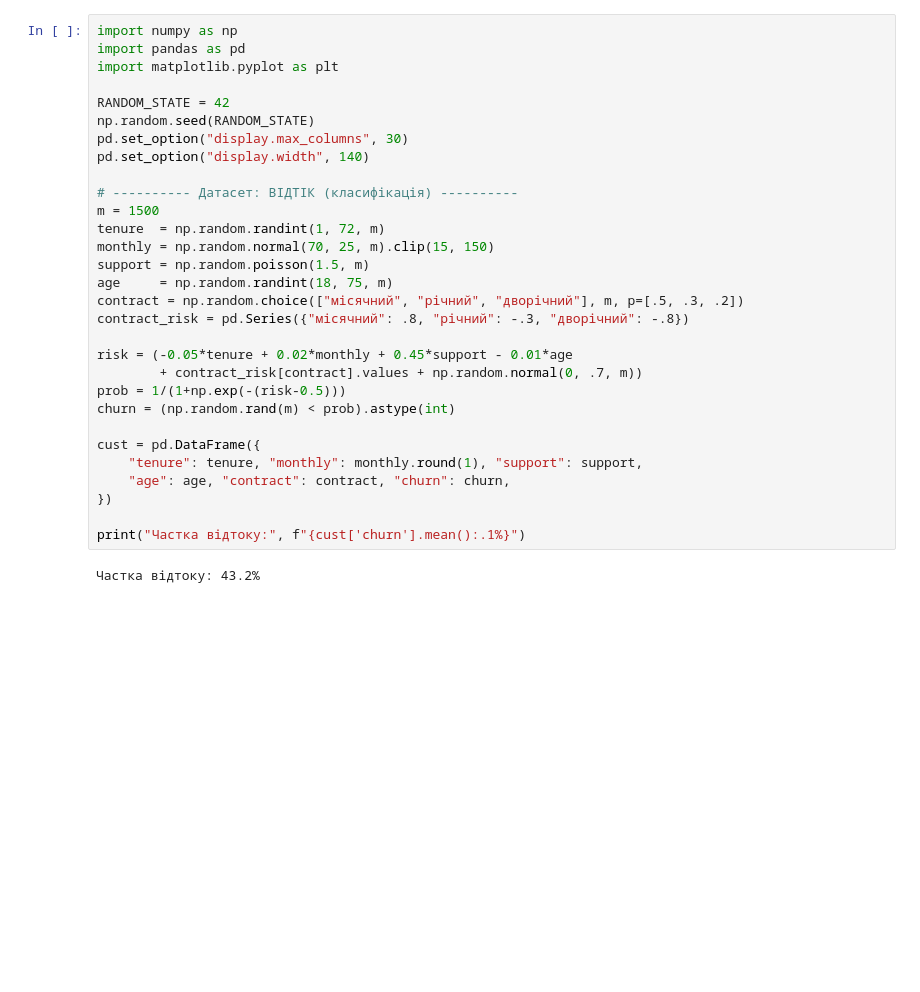
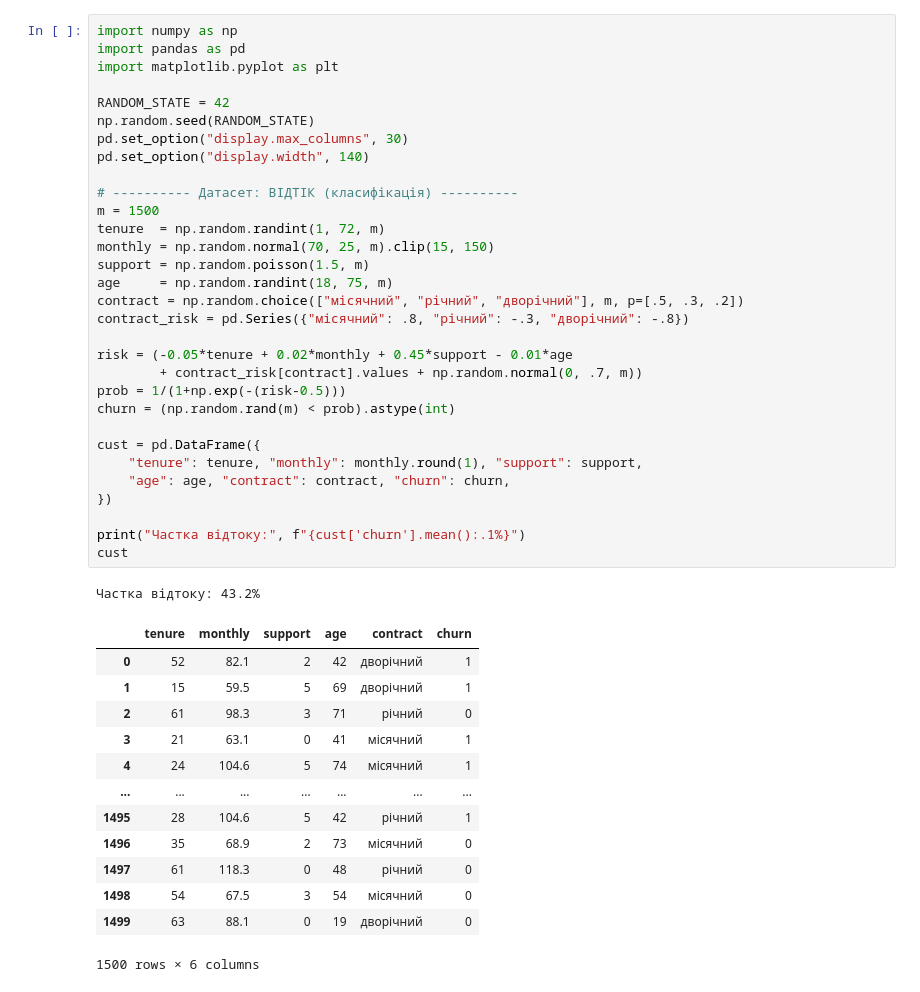
Before and after one commit to AllaYermilko/DTA-2026, a Jupyter notebook: ML/ML2_DTA.ipynb, the cells around one changed output. Cells and saved outputs as stored; diff of their text form; blank space fills up the shorter version.

```diff
--- a/ML/ML2_DTA.ipynb
+++ b/ML/ML2_DTA.ipynb
@@ -5,30 +5,44 @@ import numpy as np
 import pandas as pd
 import matplotlib.pyplot as plt
 
 RANDOM_STATE = 42
 np.random.seed(RANDOM_STATE)
 pd.set_option("display.max_columns", 30)
 pd.set_option("display.width", 140)
 
 # ---------- Датасет: ВІДТІК (класифікація) ----------
 m = 1500
 tenure  = np.random.randint(1, 72, m)
 monthly = np.random.normal(70, 25, m).clip(15, 150)
 support = np.random.poisson(1.5, m)
 age     = np.random.randint(18, 75, m)
 contract = np.random.choice(["місячний", "річний", "дворічний"], m, p=[.5, .3, .2])
 contract_risk = pd.Series({"місячний": .8, "річний": -.3, "дворічний": -.8})
 
 risk = (-0.05*tenure + 0.02*monthly + 0.45*support - 0.01*age
         + contract_risk[contract].values + np.random.normal(0, .7, m))
 prob = 1/(1+np.exp(-(risk-0.5)))
 churn = (np.random.rand(m) < prob).astype(int)
 
 cust = pd.DataFrame({
     "tenure": tenure, "monthly": monthly.round(1), "support": support,
     "age": age, "contract": contract, "churn": churn,
 })
 
 print("Частка відтоку:", f"{cust['churn'].mean():.1%}")
+cust
 # %% [output]
 Частка відтоку: 43.2%
+|  | tenure | monthly | support | age | contract | churn |
+| 0 | 52 | 82.1 | 2 | 42 | дворічний | 1 |
+| 1 | 15 | 59.5 | 5 | 69 | дворічний | 1 |
+| 2 | 61 | 98.3 | 3 | 71 | річний | 0 |
+| 3 | 21 | 63.1 | 0 | 41 | місячний | 1 |
+| 4 | 24 | 104.6 | 5 | 74 | місячний | 1 |
+| ... | ... | ... | ... | ... | ... | ... |
+| 1495 | 28 | 104.6 | 5 | 42 | річний | 1 |
+| 1496 | 35 | 68.9 | 2 | 73 | місячний | 0 |
+| 1497 | 61 | 118.3 | 0 | 48 | річний | 0 |
+| 1498 | 54 | 67.5 | 3 | 54 | місячний | 0 |
+| 1499 | 63 | 88.1 | 0 | 19 | дворічний | 0 |
+1500 rows × 6 columns
```
Also changed, not shown: parts of 13 cells of this notebook.
